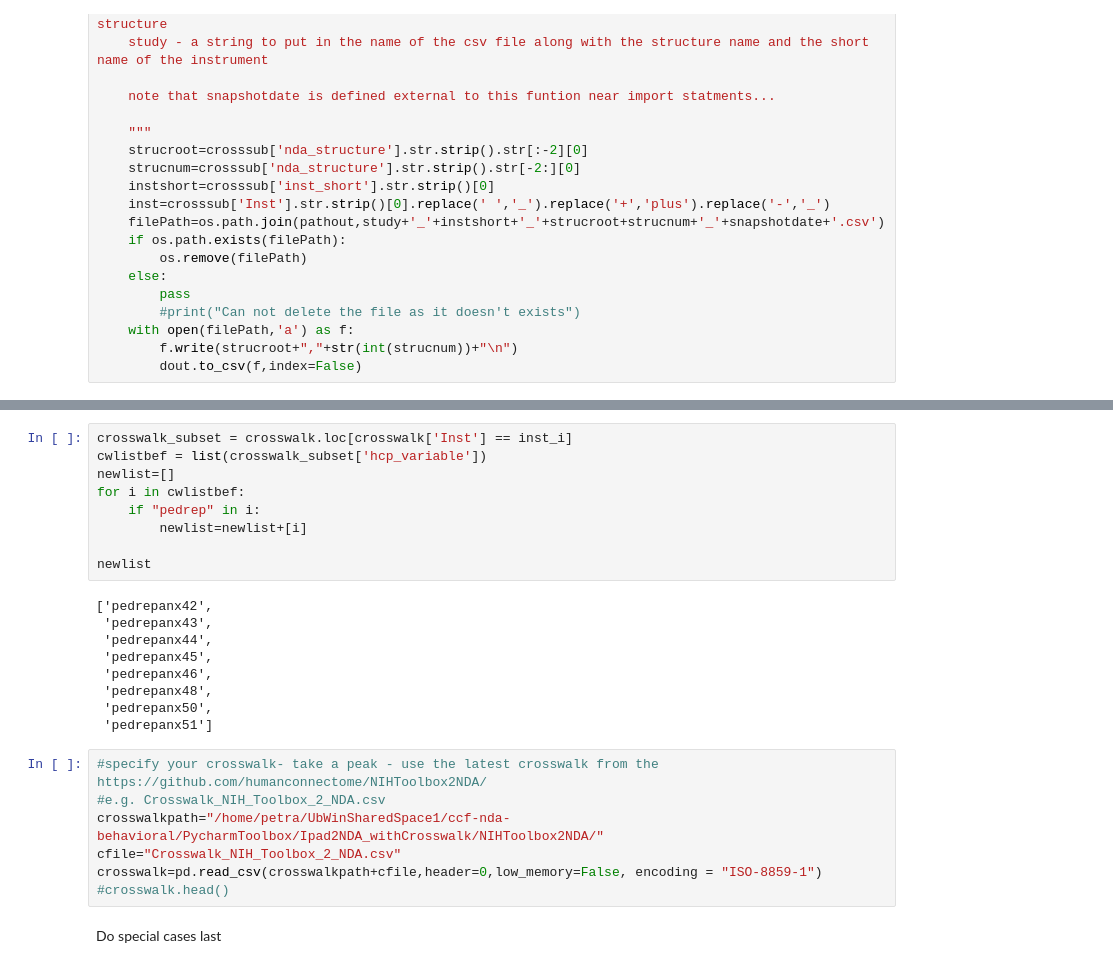
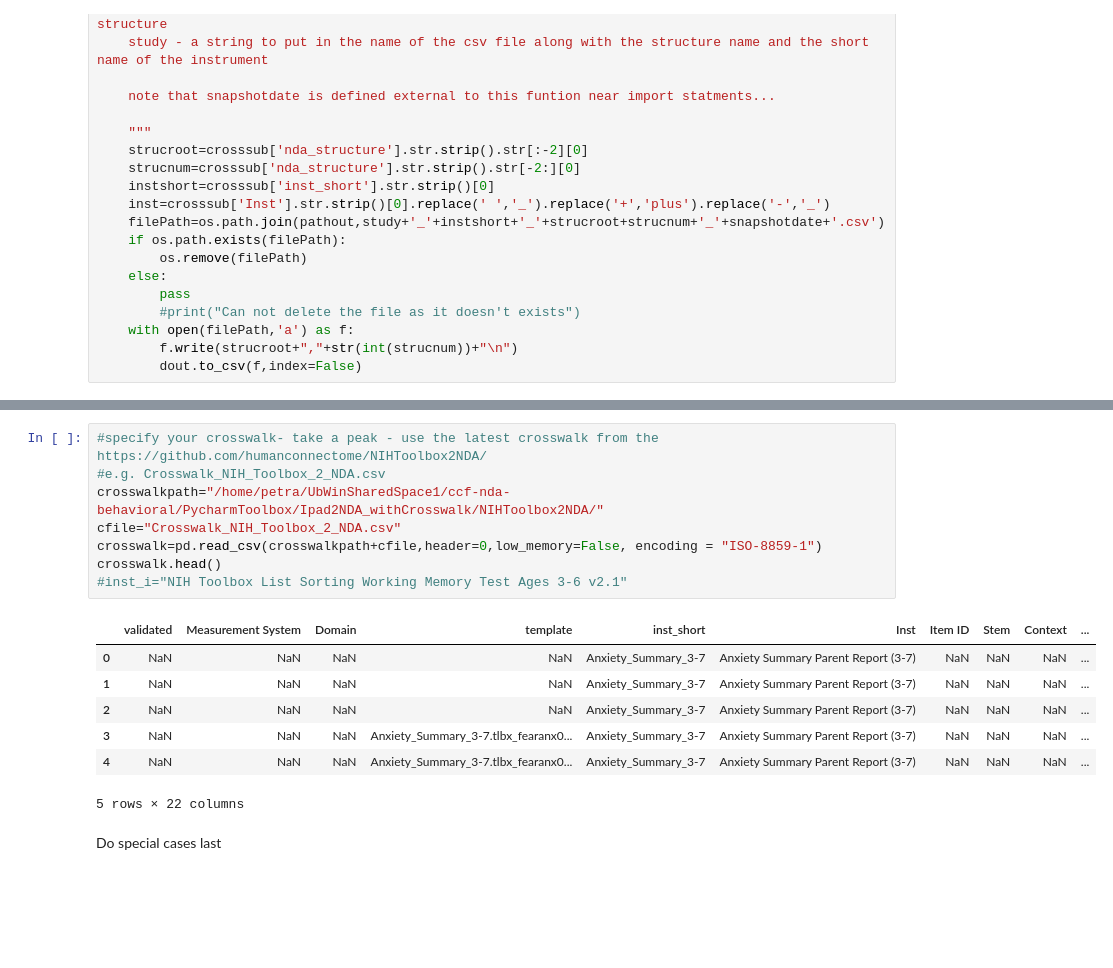
Before and after one commit to humanconnectome/NIHToolbox2NDA, a Jupyter notebook: IPADexports_2_NDAstructures.ipynb, the cells around one changed output, grey strips where cells are left out. Cells and saved outputs as stored; diff of their text form; blank space fills up the shorter version.

```diff
--- a/IPADexports_2_NDAstructures.ipynb
+++ b/IPADexports_2_NDAstructures.ipynb
@@ -271,28 +281,19 @@ def sendthroughcrosswalk(pathout,instreshapedfull,inst_i,crosswalk,studystr,verb
-# %%
-crosswalk_subset = crosswalk.loc[crosswalk['Inst'] == inst_i]
-cwlistbef = list(crosswalk_subset['hcp_variable'])
-newlist=[]
-for i in cwlistbef:
-    if "pedrep" in i:
-        newlist=newlist+[i]
-
-newlist
-# %% [output]
-['pedrepanx42',
- 'pedrepanx43',
- 'pedrepanx44',
- 'pedrepanx45',
- 'pedrepanx46',
- 'pedrepanx48',
- 'pedrepanx50',
- 'pedrepanx51']
 # %%
 #specify your crosswalk- take a peak - use the latest crosswalk from the https://github.com/humanconnectome/NIHToolbox2NDA/
 #e.g. Crosswalk_NIH_Toolbox_2_NDA.csv
 crosswalkpath="/home/petra/UbWinSharedSpace1/ccf-nda-behavioral/PycharmToolbox/Ipad2NDA_withCrosswalk/NIHToolbox2NDA/"
 cfile="Crosswalk_NIH_Toolbox_2_NDA.csv"
 crosswalk=pd.read_csv(crosswalkpath+cfile,header=0,low_memory=False, encoding = "ISO-8859-1")
-#crosswalk.head()
+crosswalk.head()
+#inst_i="NIH Toolbox List Sorting Working Memory Test Ages 3-6 v2.1"
+# %% [output]
+|  | validated | Measurement System | Domain | template | inst_short | Inst | Item ID | Stem | Context | ... |
+| 0 | NaN | NaN | NaN | NaN | Anxiety_Summary_3-7 | Anxiety Summary Parent Report (3-7) | NaN | NaN | NaN | ... |
+| 1 | NaN | NaN | NaN | NaN | Anxiety_Summary_3-7 | Anxiety Summary Parent Report (3-7) | NaN | NaN | NaN | ... |
+| 2 | NaN | NaN | NaN | NaN | Anxiety_Summary_3-7 | Anxiety Summary Parent Report (3-7) | NaN | NaN | NaN | ... |
+| 3 | NaN | NaN | NaN | Anxiety_Summary_3-7.tlbx_fearanx0... | Anxiety_Summary_3-7 | Anxiety Summary Parent Report (3-7) | NaN | NaN | NaN | ... |
+| 4 | NaN | NaN | NaN | Anxiety_Summary_3-7.tlbx_fearanx0... | Anxiety_Summary_3-7 | Anxiety Summary Parent Report (3-7) | NaN | NaN | NaN | ... |
+5 rows × 22 columns
 # %% [markdown]
 Do special cases last
 # %%
```
Also changed, not shown: parts of 14 cells of this notebook, 1 other file.
